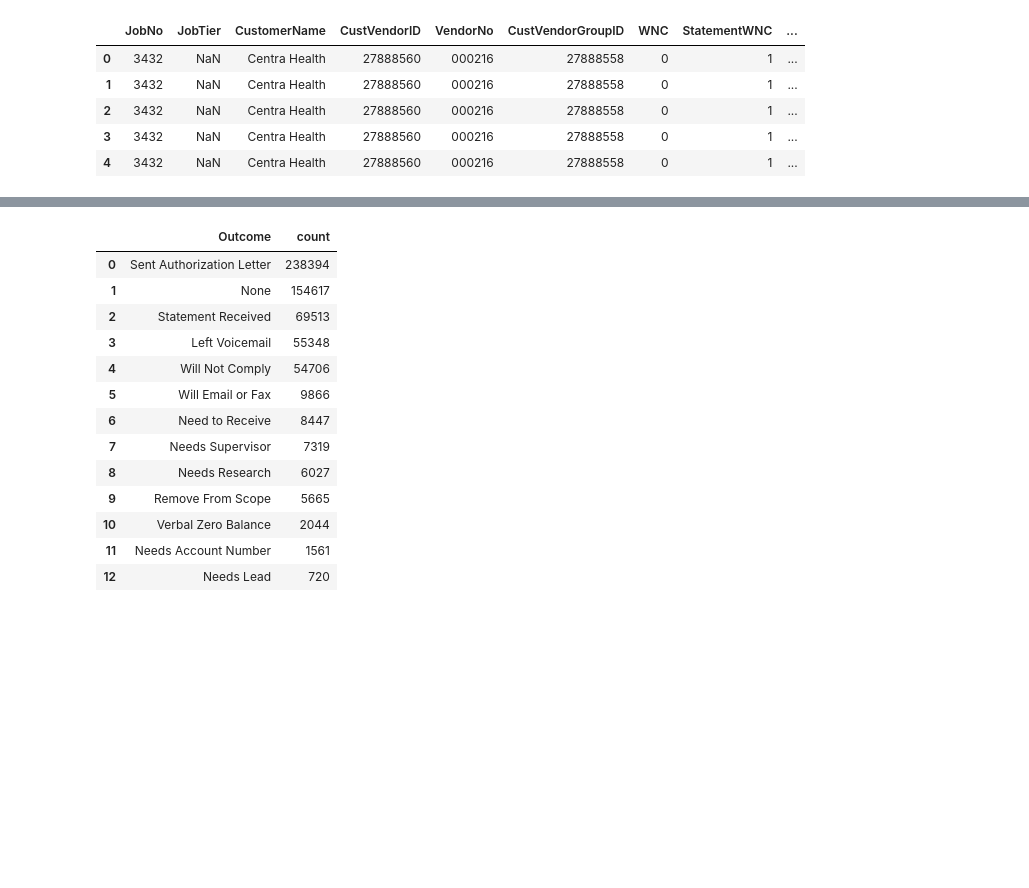
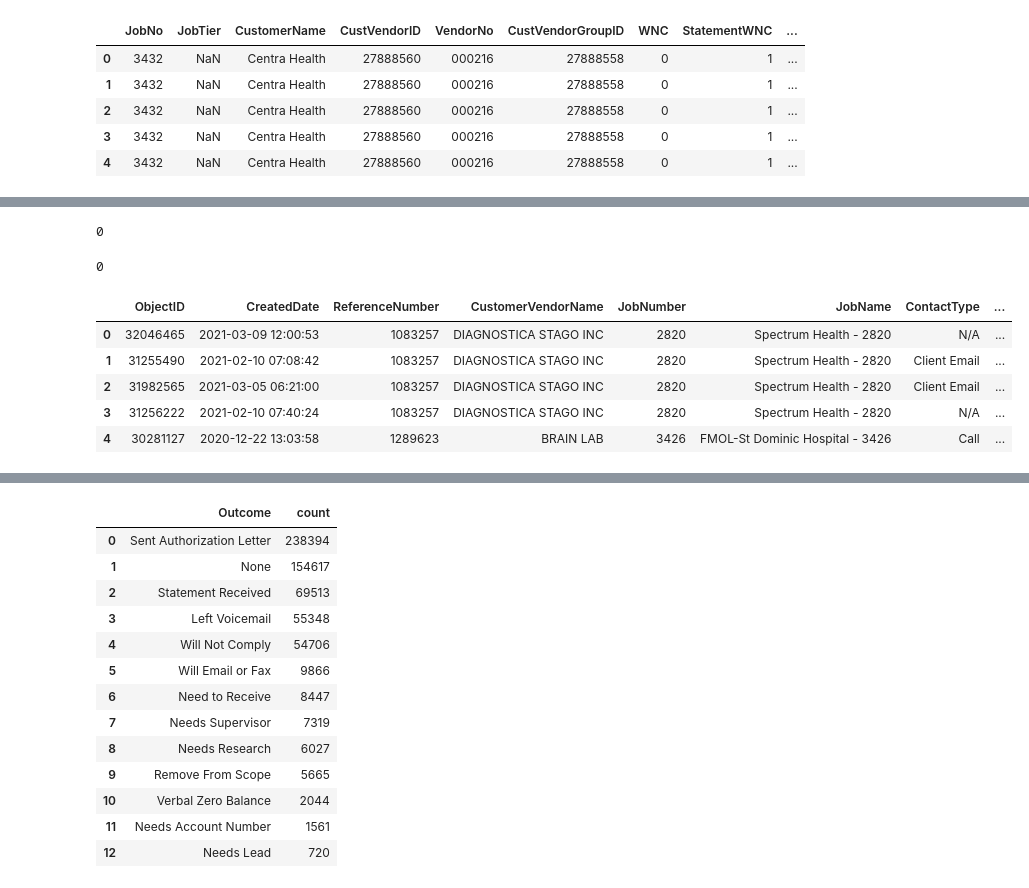
Before and after one commit to cpassorelli/call-reports, a Jupyter notebook: ipython/report-statement-code-copy.ipynb, the cells around one changed output, grey strips where cells are left out. Drawn from its saved outputs; the diff is of its cells as text; code cells hidden in the pictures; blank space fills up the shorter version.

```diff
--- a/ipython/report-statement-code-copy.ipynb
+++ b/ipython/report-statement-code-copy.ipynb
@@ -313,0 +330,20 @@ requests.where(col('ObjectID').isin(statementIdentity)).limit(5).toPandas()
+# %%
+%%time
+from pyspark.sql.functions import coalesce, lit, min, when
+
+conditions = ["Outcome = 'Statement Received'"]
+
+groups = ['StatementRequestObjectID']
+
+column = create_column(col('CreatedDate'), conditions, groups, min)
+
+activities = (
+    activities
+    .withColumn('ReceivedDate', coalesce(column, col('CreatedDate')))
+    .where('NOT CreatedDate > ReceivedDate')
+    .drop('ReceivedDate')
+)
+
+# 597,440
+path = '/tmp/RDD2'
+activities = create_tmp_parquet(spark, activities, path)
@@ -313,0 +353,39 @@ requests.where(col('ObjectID').isin(statementIdentity)).limit(5).toPandas()
+# %%
+activities.where('JobNumber IS NULL').count()
+# %% [output]
+0
+# %%
+(
+    activities
+    .where("Outcome = 'Statement Received'")
+    .groupBy('StatementRequestObjectID')
+    .count()
+    .where('`count` > 1')
+    .count()
+)
+# %% [output]
+0
+# %%
+conditions = ["Outcome = 'Statement Received'"]
+
+groups = ['StatementRequestObjectID']
+
+case = create_column(lit(1), conditions, groups, sum)
+
+received = (
+    activities
+    .withColumn('Received', when(case > 0, lit(True)))
+    .where('Received')
+    .drop('Received')
+)
+
+path = '/tmp/RECEIVED'
+received = create_tmp_parquet(spark, received, path)
+received.limit(5).toPandas()
+# %% [output]
+|  | ObjectID | CreatedDate | ReferenceNumber | CustomerVendorName | JobNumber | JobName | ContactType | ... |
+| 0 | 32046465 | 2021-03-09 12:00:53 | 1083257 | DIAGNOSTICA STAGO INC | 2820 | Spectrum Health - 2820 | N/A | ... |
+| 1 | 31255490 | 2021-02-10 07:08:42 | 1083257 | DIAGNOSTICA STAGO INC | 2820 | Spectrum Health - 2820 | Client Email | ... |
+| 2 | 31982565 | 2021-03-05 06:21:00 | 1083257 | DIAGNOSTICA STAGO INC | 2820 | Spectrum Health - 2820 | Client Email | ... |
+| 3 | 31256222 | 2021-02-10 07:40:24 | 1083257 | DIAGNOSTICA STAGO INC | 2820 | Spectrum Health - 2820 | N/A | ... |
+| 4 | 30281127 | 2020-12-22 13:03:58 | 1289623 | BRAIN LAB | 3426 | FMOL-St Dominic Hospital - 3426 | Call | ... |
```
Also changed, not shown: parts of 21 cells of this notebook, 3 other files.
